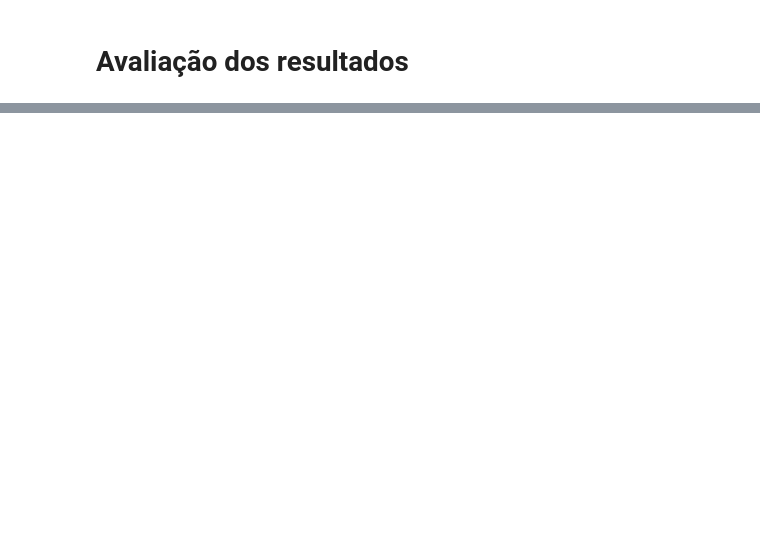
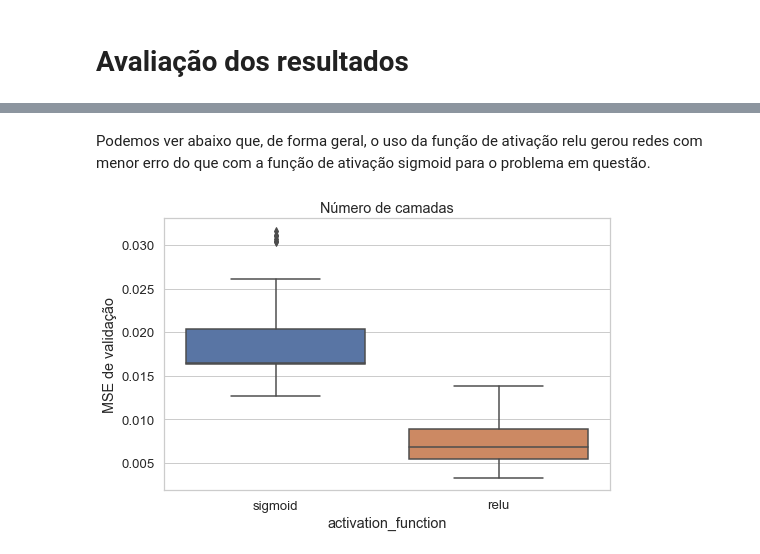
Before and after one commit to bruno-accioli/pressure-prediction-regression, a Jupyter notebook: train.ipynb, the cells around one changed output, grey strips where cells are left out. Cells and saved outputs as stored; diff of their text form; code cells hidden in the pictures; blank space fills up the shorter version.

```diff
--- a/train.ipynb
+++ b/train.ipynb
@@ -486,2 +497,9 @@ MSE (Mean Squared Error) de teste: 2.5568
 # %% [markdown]
 # Avaliação dos resultados
+# %%
+def plot_boxplot(results, col, title=''):
+    fig, ax = plt.subplots(figsize=(8, 5))
+    ax = sns.boxplot(data=results, x=col, y='val_mse', ax=ax)
+    ax.set_ylabel('MSE de validação')
+    ax.set_title(title)
+    return ax
@@ -487,0 +514,17 @@ MSE (Mean Squared Error) de teste: 2.5568
+# %%
+stage1_results = []
+trials_ids = list(tuner.oracle.trials.keys())
+
+for trial_id in trials_ids:
+    trial = tuner.oracle.trials[trial_id]
+    hyperparameters = trial.hyperparameters.values
+    metrics = {i[0]: i[1].get_last_value() for i in trial.metrics.metrics.items()}
+
+    trial_dict = {'id': trial_id}
+    trial_dict.update(hyperparameters)
+    trial_dict.update(metrics)
+
+    stage1_results.append(trial_dict)
+
+stage1_results = pd.DataFrame(stage1_results)
+stage1_results.head()
@@ -487,0 +538,6 @@ MSE (Mean Squared Error) de teste: 2.5568
+# %% [markdown]
+Podemos ver abaixo que, de forma geral, o uso da função de ativação relu gerou redes com menor erro do que com a função de ativação sigmoid para o problema em questão.
+# %%
+ax = plot_boxplot(stage1_results, 'activation_function', title='Número de camadas')
+# %% [output]
+[figure, added]
```
Also changed, not shown: parts of 12 cells of this notebook.
